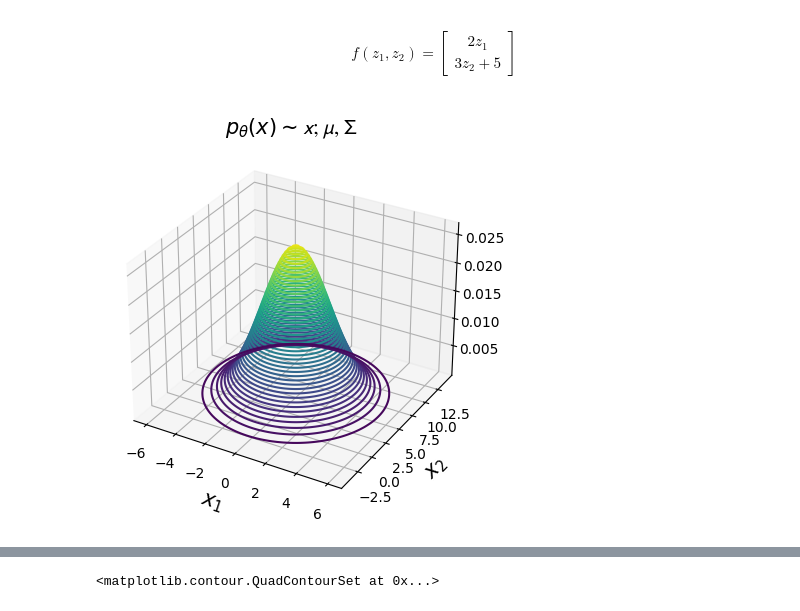
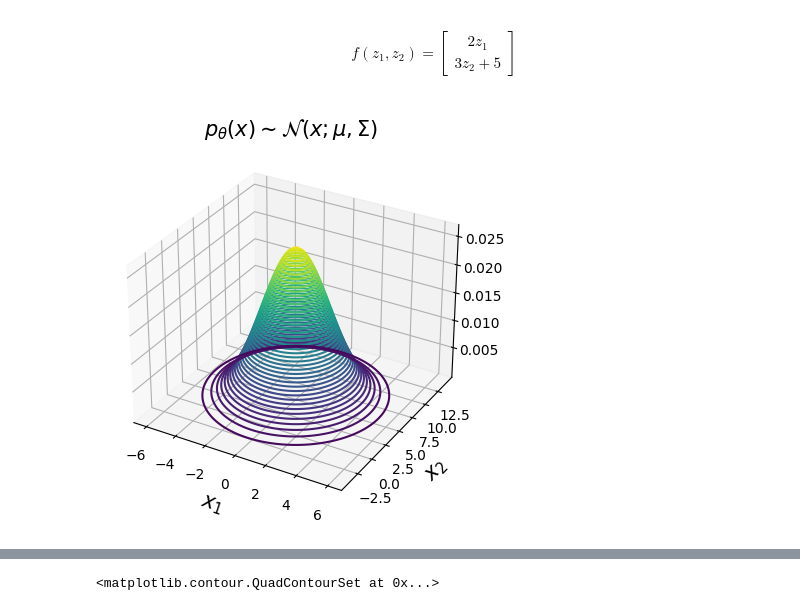
Before and after one commit to tayfununal/PyTorch, a Jupyter notebook: 2d_nf_work.ipynb, the cells around one changed output, grey strips where cells are left out. Drawn from its saved outputs; the diff is of its cells as text; code cells hidden in the pictures.

```diff
--- a/2d_nf_work.ipynb
+++ b/2d_nf_work.ipynb
@@ -54,33 +54,33 @@ def f (z):
 # %%
 x = f(z)
 
 """plt.figure(figsize=(5, 5))
 plt.scatter(x[:, 0], x[:, 1])
 plt.show()"""
 
 z_1 = np.linspace(-3, 3, 100)
 z_2 = np.linspace(-3, 3, 100)
 Z_1, Z_2 = np.meshgrid(z_1, z_2)
 
 Z = np.array([Z_1, Z_2]).T
 
 for i in range(len(Z)):
     Z[i,:,:] = f(torch.tensor(Z[i,:,:]))
 
 p_theta_x = p_z.log_prob(torch.tensor(np.array([Z_1, Z_2]).T)).exp() * 1/6
 
 p_theta_z = p_z.log_prob(torch.tensor(np.array([Z_1, Z_2]).T)).exp()
 
 ax = plt.axes(projection='3d')
 
 ax.contour3D(Z.T[0], Z.T[1], p_theta_x, 50)
 
 ax.set_xlabel('$x_1$', fontsize=15)
 ax.set_ylabel('$x_2$', fontsize=15)
-ax.set_title('$p_{\\theta}(x) \sim \mathcal{x;\mu, \Sigma}$', fontsize=15)
+ax.set_title('$p_{\\theta}(x) \sim \mathcal{N}(x;\mu, \Sigma)$', fontsize=15)
 plt.show()
 # %% [output]
-[figure, old version]
+[figure, new version]
 # %%
 np.cov(x.T)
 # %% [output]
```
Also changed, not shown: parts of 2 cells of this notebook.
